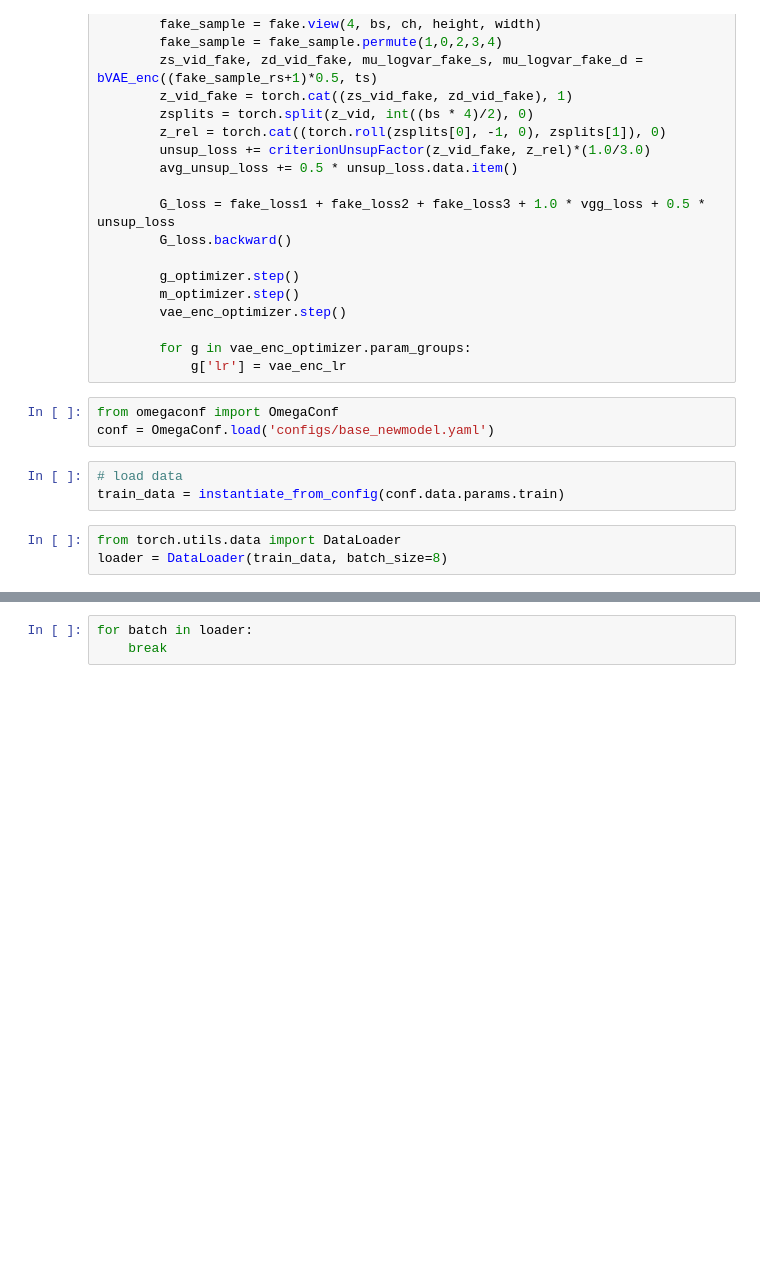
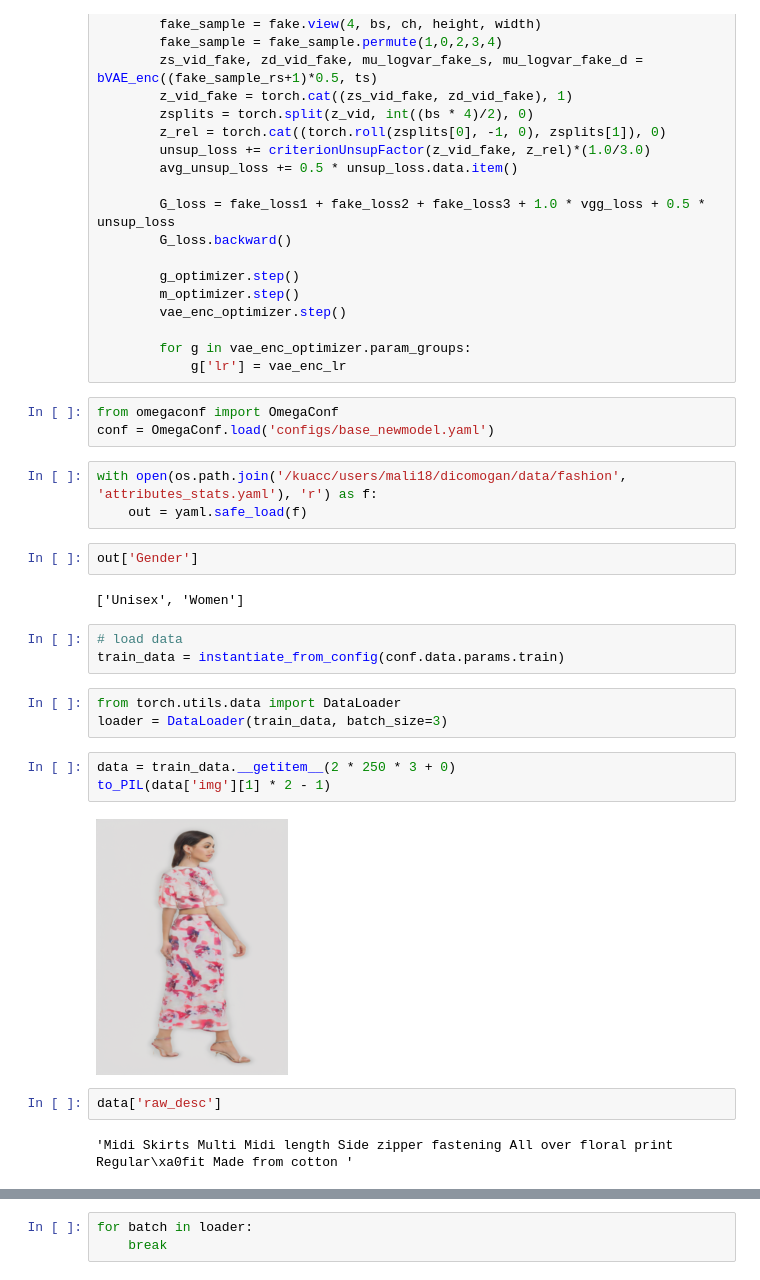
Before and after one commit to leventkaracan/dicomogan, a Jupyter notebook: pytorch_lightning.ipynb, the cells around one changed output, grey strips where cells are left out. Saved outputs shown, nothing was run; the diff lists cells and outputs as text; blank space fills up the shorter version.

```diff
--- a/pytorch_lightning.ipynb
+++ b/pytorch_lightning.ipynb
@@ -370,9 +370,25 @@ for epoch in range(epoch_no, args.num_epochs):
 # %%
 from omegaconf import OmegaConf
 conf = OmegaConf.load('configs/base_newmodel.yaml')
+# %%
+with open(os.path.join('/kuacc/users/mali18/dicomogan/data/fashion', 'attributes_stats.yaml'), 'r') as f:
+    out = yaml.safe_load(f)
+# %%
+out['Gender']
+# %% [output]
+['Unisex', 'Women']
 # %%
 # load data
 train_data = instantiate_from_config(conf.data.params.train)
 # %%
 from torch.utils.data import DataLoader
-loader = DataLoader(train_data, batch_size=8)
+loader = DataLoader(train_data, batch_size=3)
+# %%
+data = train_data.__getitem__(2 * 250 * 3 + 0)
+to_PIL(data['img'][1] * 2 - 1)
+# %% [output]
+[figure, added]
+# %%
+data['raw_desc']
+# %% [output]
+'Midi Skirts Multi Midi length Side zipper fastening All over floral print Regular\xa0fit Made from cotton '
```
Also changed, not shown: parts of 5 cells of this notebook, 9 other files.
